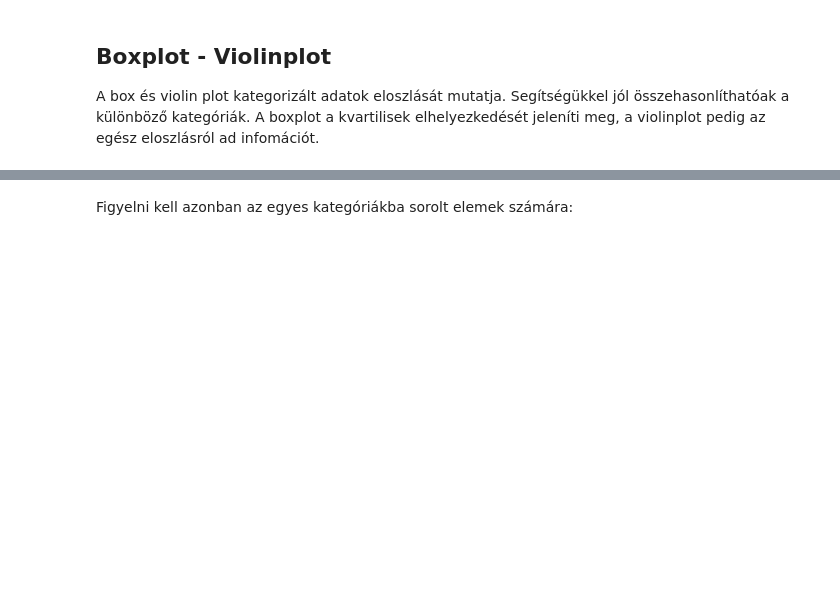
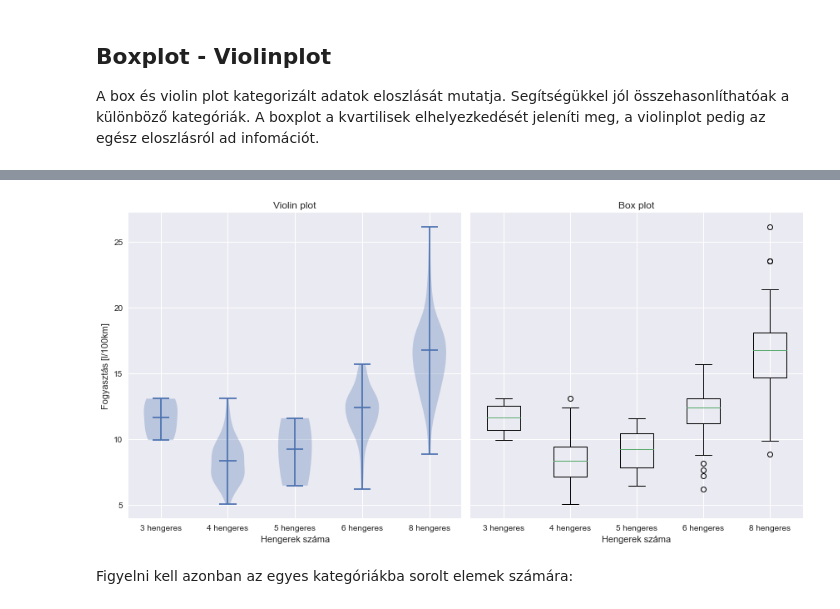
Before and after one commit to mizsakpeti/python-plotting-eCon, a Jupyter notebook: jupyter-notebooks/03_Matplotlib/031_MatPlotLib_PlotTypes.ipynb, the cells around one changed output, grey strips where cells are left out. Drawn from its saved outputs; the diff is of its cells as text; code cells hidden in the pictures; blank space fills up the shorter version.

```diff
--- a/jupyter-notebooks/03_Matplotlib/031_MatPlotLib_PlotTypes.ipynb
+++ b/jupyter-notebooks/03_Matplotlib/031_MatPlotLib_PlotTypes.ipynb
@@ -240,26 +298,25 @@ np.sort(mpg['cylinders'].unique())
 cylinders = np.sort(mpg['cylinders'].unique())
 data = [mpg[mpg['cylinders']==cylinder]['l/100km'] for cylinder in cylinders]
 # %%
-fig, axs = plt.subplots(nrows=1, ncols=2, figsize=(12, 8), sharey=True)
+fig, axs = plt.subplots(nrows=1, ncols=2, figsize=(12, 6), sharey=True)
 
 # plot violin plot
-axs[0].violinplot(data,
-                  showmeans=False,
-                  showmedians=True)
+axs[0].violinplot(data, showmeans=False, showmedians=True)
 axs[0].set_title('Violin plot')
 axs[0].set_ylabel('Fogyasztás [l/100km]')
 
 # plot box plot
 axs[1].boxplot(data)
 axs[1].set_title('Box plot')
 
-
 # add x-tick labels
 plt.setp(axs, xticks=[y + 1 for y in range(len(data))],
          xticklabels=[f'{cylinder} hengeres' for cylinder in cylinders],
          xlabel='Hengerek száma')
 plt.tight_layout()
 plt.show()
+# %% [output]
+[figure, added]
 # %% [markdown]
 Figyelni kell azonban az egyes kategóriákba sorolt elemek számára:
 # %%
```
Also changed, not shown: parts of 32 cells of this notebook, 6 other files.
